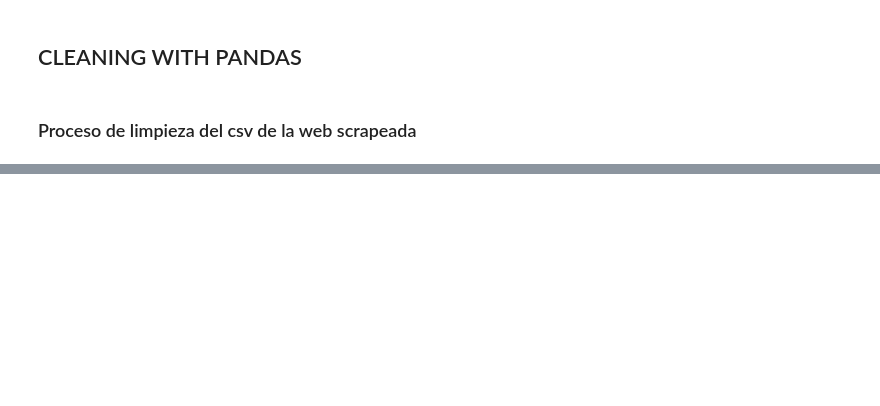
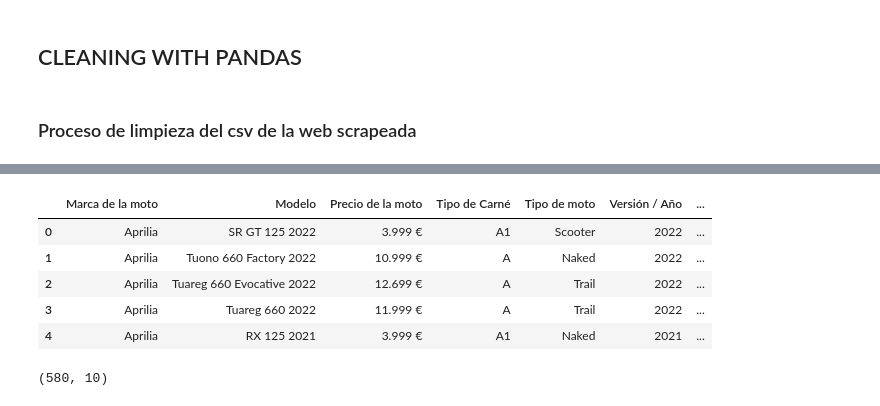
Before and after one commit to pgmar257/MotoFinder-Project, a Jupyter notebook: src/cleaning_pandas.ipynb, the cells around one changed output, grey strips where cells are left out. Drawn from its saved outputs; the diff is of its cells as text; code cells hidden in the pictures; blank space fills up the shorter version.

```diff
--- a/src/cleaning_pandas.ipynb
+++ b/src/cleaning_pandas.ipynb
@@ -25,0 +127,3 @@ df_filter
+# %%
+# Convierto los valores N.D. por valores nulos 'NaN' para así luego realizar la limpieza (las motos están descatalogadas?
+df_filter.replace('N.D.', np.nan, inplace=True)
@@ -25,0 +144,2 @@ df_filter
+# %%
+df_filter.dropna(how='any', inplace=True)
@@ -25,0 +160,13 @@ df_filter
+# %%
+df_filter.head()
+# %% [output]
+|  | Marca de la moto | Modelo | Precio de la moto | Tipo de Carné | Tipo de moto | Versión / Año | ... |
+| 0 | Aprilia | SR GT 125 2022 | 3.999 € | A1 | Scooter | 2022 | ... |
+| 1 | Aprilia | Tuono 660 Factory 2022 | 10.999 € | A | Naked | 2022 | ... |
+| 2 | Aprilia | Tuareg 660 Evocative 2022 | 12.699 € | A | Trail | 2022 | ... |
+| 3 | Aprilia | Tuareg 660 2022 | 11.999 € | A | Trail | 2022 | ... |
+| 4 | Aprilia | RX 125 2021 | 3.999 € | A1 | Naked | 2021 | ... |
+# %%
+df_filter.shape
+# %% [output]
+(580, 10)
```
Also changed, not shown: parts of 50 cells of this notebook, 2 other files.
